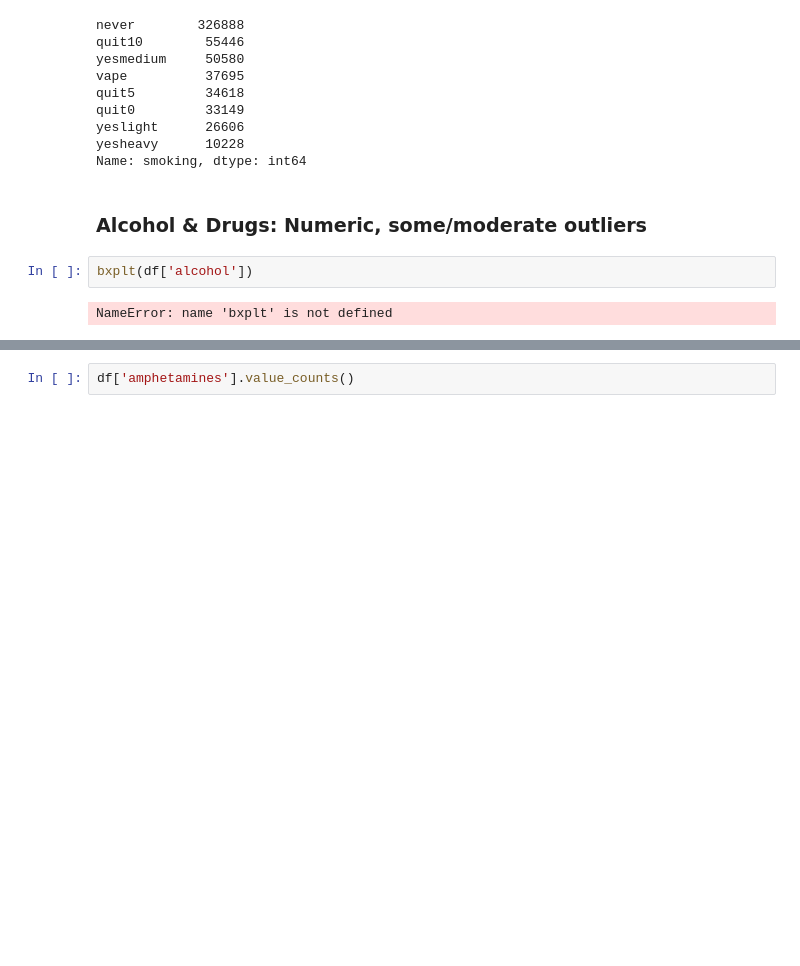
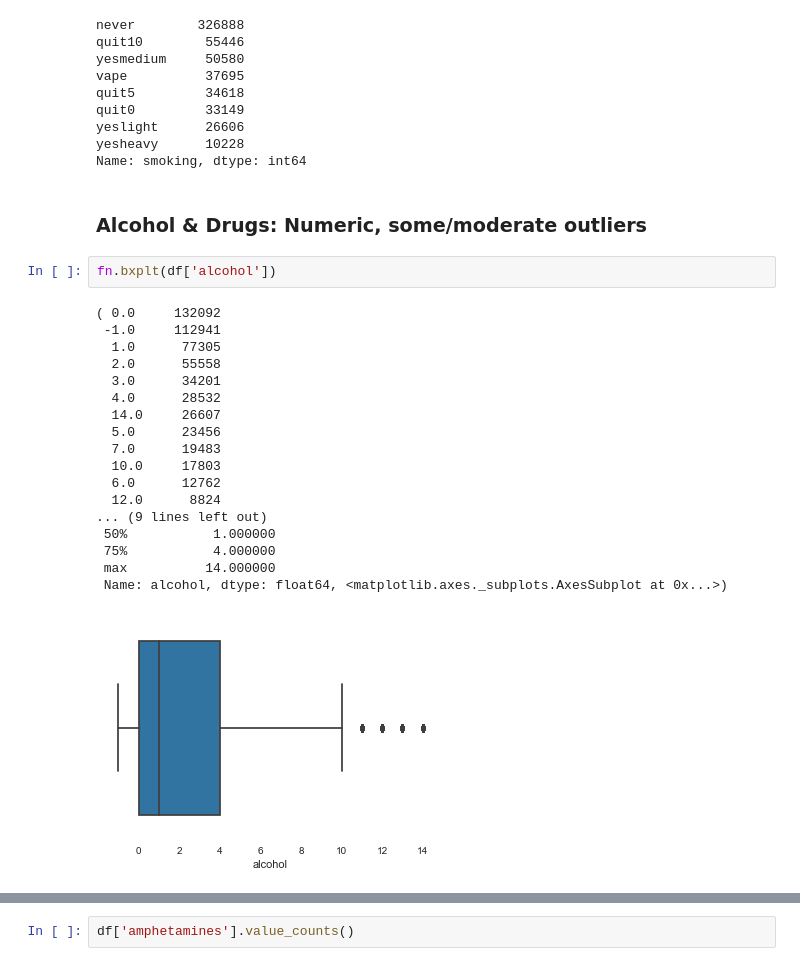
Before and after one commit to andiosika/Binomial-Classification-Ranom-Forest-hyper-imbalance, a Jupyter notebook: student.ipynb, the cells around one changed output, grey strips where cells are left out. Cells and saved outputs as stored; diff of their text form; blank space fills up the shorter version.

```diff
--- a/student.ipynb
+++ b/student.ipynb
@@ -657,7 +692,24 @@ Name: smoking, dtype: int64
 # %% [markdown]
 ### Alcohol & Drugs: Numeric, some/moderate outliers
 # %%
-bxplt(df['alcohol'])
+fn.bxplt(df['alcohol'])
 # %% [output]
-NameError: name 'bxplt' is not defined
+( 0.0     132092
+ -1.0     112941
+  1.0      77305
+  2.0      55558
+  3.0      34201
+  4.0      28532
+  14.0     26607
+  5.0      23456
+  7.0      19483
+  10.0     17803
+  6.0      12762
+  12.0      8824
+... (9 lines left out)
+ 50%           1.000000
+ 75%           4.000000
+ max          14.000000
+ Name: alcohol, dtype: float64, <matplotlib.axes._subplots.AxesSubplot at 0x...>)
+[figure, added]
 # %%
```
Also changed, not shown: parts of 113 cells of this notebook, 9 other files.
